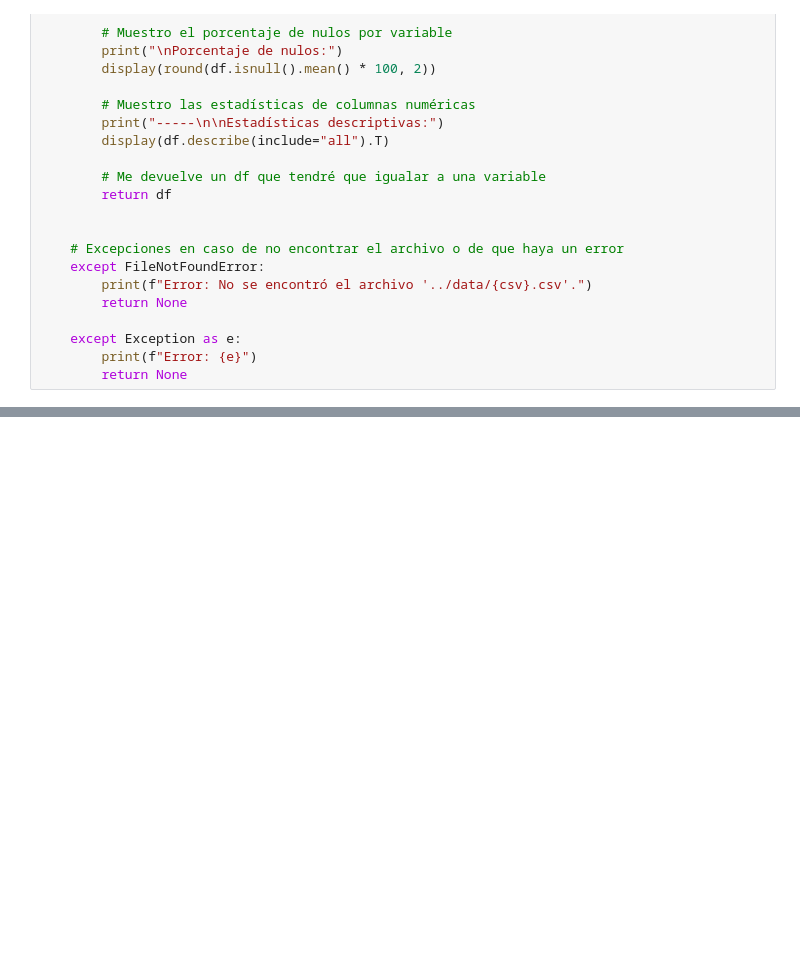
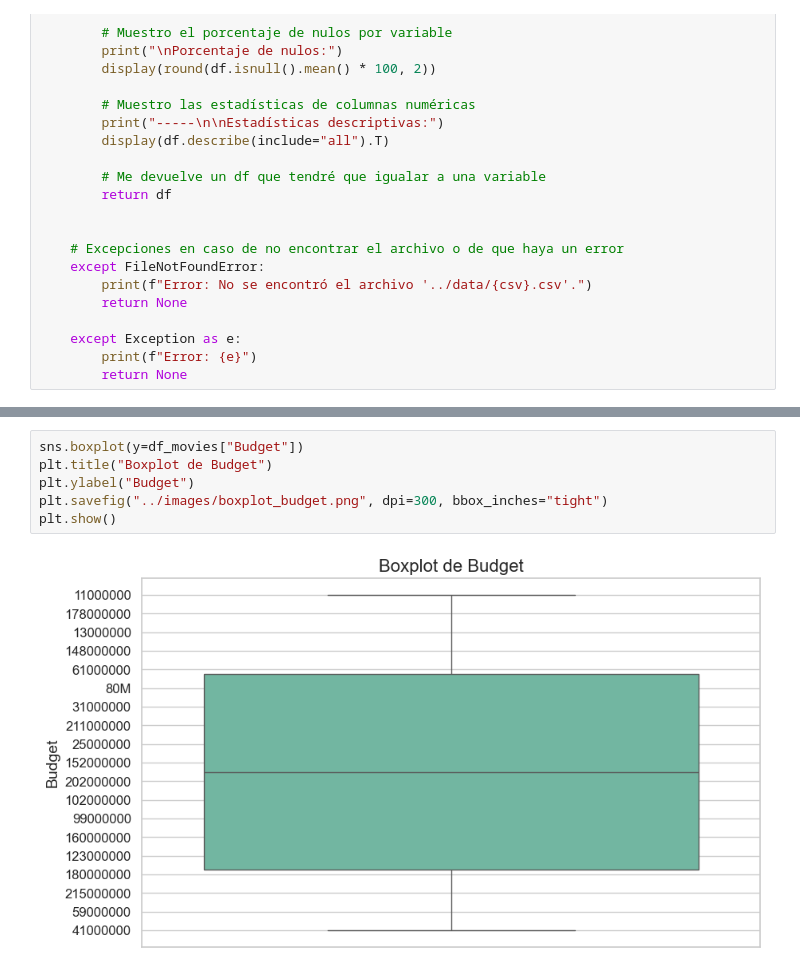
Before and after one commit to Andrea-Gauger/reto-data-movies, a Jupyter notebook: notebooks/01_eda.ipynb, the cells around one changed output, grey strips where cells are left out. Drawn from its saved outputs; the diff is of its cells as text; blank space fills up the shorter version.

```diff
--- a/notebooks/01_eda.ipynb
+++ b/notebooks/01_eda.ipynb
@@ -470,0 +176,8 @@ df_movies.to_csv("../data/clean.csv", index=False)
+# %%
+sns.boxplot(y=df_movies["Budget"])
+plt.title("Boxplot de Budget")
+plt.ylabel("Budget")
+plt.savefig("../images/boxplot_budget.png", dpi=300, bbox_inches="tight")
+plt.show()
+# %% [output]
+[figure, added]
```
Also changed, not shown: parts of 37 cells of this notebook, 7 other files.
